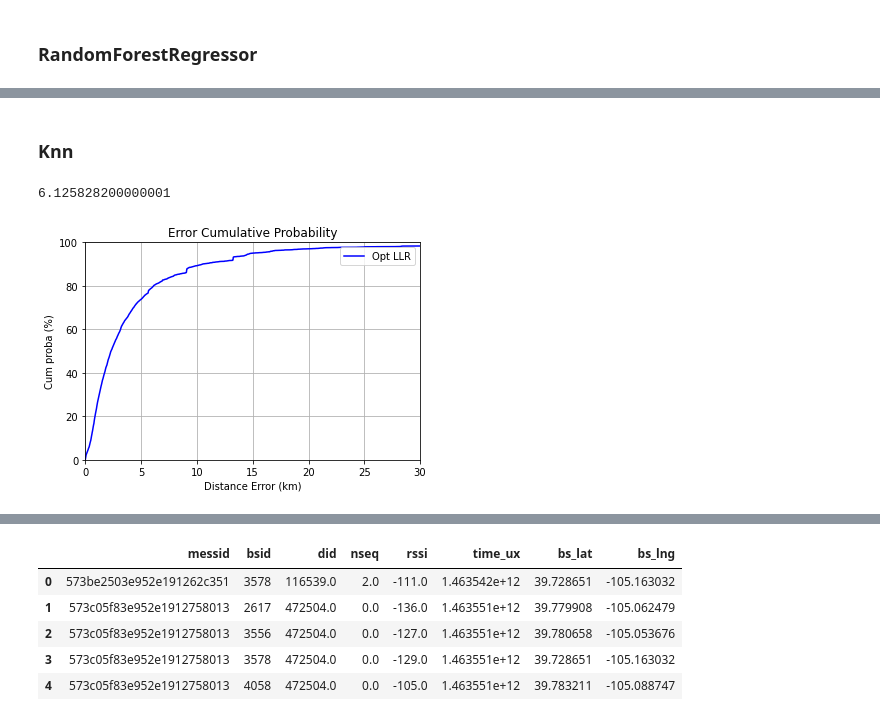
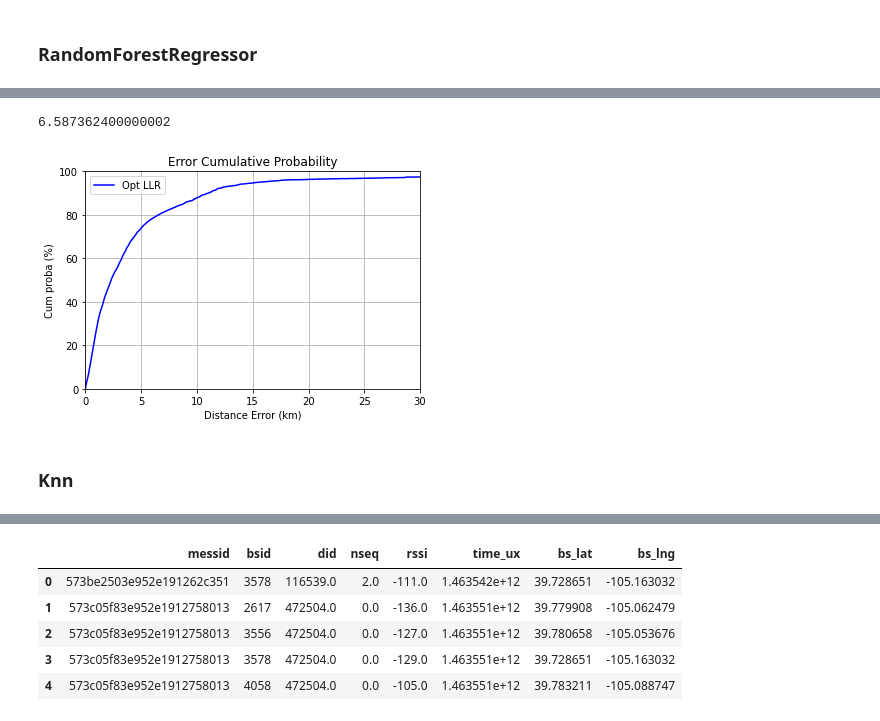
Before and after one commit to PhileasFrog/Geoloc_IOT, a Jupyter notebook: Notebook/TP_Geoloc_Msp_Telecom_ML_BCO.ipynb, the cells around one changed output, grey strips where cells are left out. Drawn from its saved outputs; the diff is of its cells as text; code cells hidden in the pictures.

```diff
--- a/Notebook/TP_Geoloc_Msp_Telecom_ML_BCO.ipynb
+++ b/Notebook/TP_Geoloc_Msp_Telecom_ML_BCO.ipynb
@@ -370,30 +286,10 @@ print(np.percentile(err_vec, 80))
+# %%
+reg = RandomForestRegressor()
+test_model(reg, df_feat2_filter, group_kfold)
+# %% [output]
+6.587362400000002
+[figure, added]
 # %% [markdown]
 ### Knn
 # %%
 from sklearn.neighbors import KNeighborsRegressor
-# %%
-# with 0/1 feat group_kfold 10 OK
-
-reg = KNeighborsRegressor()
-
-# Cross validation
-y_pred_lng = cross_val_predict(reg, df_feat_filter, ground_truth_lng_filter, cv=group_kfold.split(df_feat_filter,groups=dev_id))
-y_pred_lat = cross_val_predict(reg, df_feat_filter, ground_truth_lat_filter, cv=group_kfold.split(df_feat_filter,groups=dev_id))
-
-err_vec = Eval_geoloc(ground_truth_lat_filter , ground_truth_lng_filter, y_pred_lat, y_pred_lng)
-
-# Plot error distribution
-
-values, base = np.histogram(err_vec, bins=50000)
-cumulative = np.cumsum(values)
-plt.figure()
-plt.plot(base[:-1], cumulative / np.float(np.sum(values))  * 100.0, c='blue')
-plt.grid()
-plt.xlabel('Distance Error (km)'); plt.ylabel('Cum proba (%)'); plt.axis([0, 30, 0, 100])
-plt.title('Error Cumulative Probability'); plt.legend( ["Opt LLR", "LLR 95", "LLR 99"])
-
-# Error criterion
-print(np.percentile(err_vec, 80))
-# %% [output]
-6.125828200000001
-[figure, removed]
```
Also changed, not shown: parts of 23 cells of this notebook.
